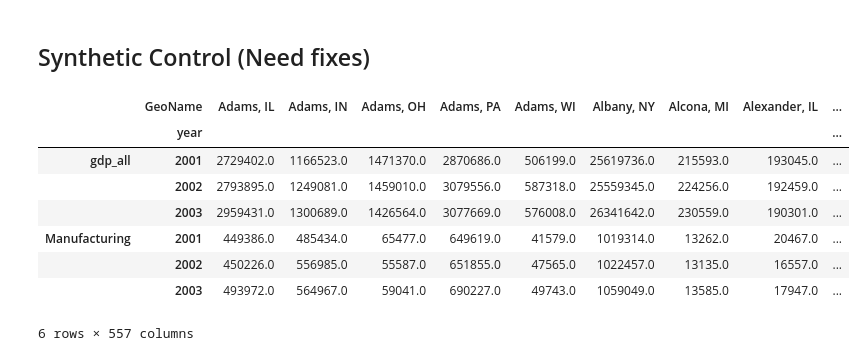
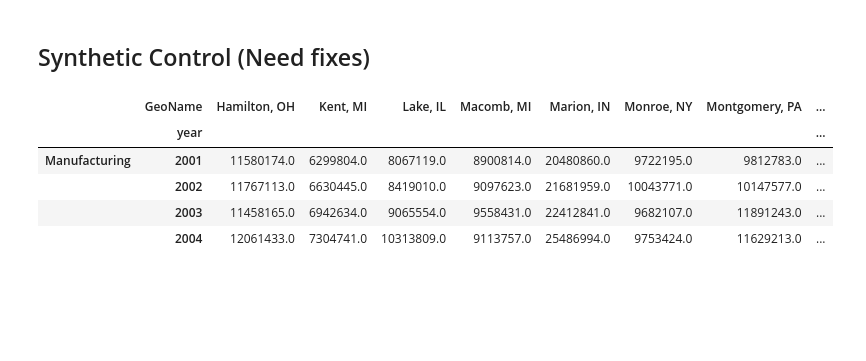
Before and after one commit to wren17/epa_greenbook_project, a Jupyter notebook: analysis.ipynb, the cells around one changed output. Saved outputs shown, nothing was run; the diff lists cells and outputs as text; code cells hidden in the pictures; blank space fills up the shorter version.

```diff
--- a/analysis.ipynb
+++ b/analysis.ipynb
@@ -25,11 +26,44 @@ def load_bea_data(file_path):
     file = pd.read_csv(file_path)
     file["never_treated"] = (~file["GeoFIPS"].astype("string").isin(tr_counties)).astype(int)
     file = file[(file["GeoName"] == "Wayne, MI")|((file["never_treated"] == 1))]
-    file["post"] = (file["year"] >= 2004).astype(int) # year in wich Wayne, MI was first assigned non-attainment status
+    file["post"] = (file["year"] >= 2005).astype(int) # year in wich Wayne, MI was first assigned non-attainment status
     file["treated"] = (file["never_treated"] == 0).astype(int)
     file["D"] = file["post"] * file["treated"] # DID treatment indicator
     return file
 
 gdp_tc = load_bea_data("gdp_components_rust_belt.csv")
 income = load_bea_data("income_cleaned.csv")
+output_index = load_bea_data("quant_index_cleaned.csv")
+
+gdp_tc = gdp_tc.rename(columns={"All industry total": "gdp_all"})
+gdp_tc["manufac_share"] = gdp_tc["Manufacturing"] / gdp_tc["gdp_all"]
+# %%
+# pre_treat avg up to 2004
+gdp_pre03 = gdp_tc[gdp_tc["year"] <= 2004]
+inc_pre03 = income[income["year"] <= 2004]
+
+avg_share = (
+    gdp_pre03
+    .groupby("GeoFIPS")["manufac_share"]
+    .mean()
+)
+
+avg_pop = (
+    inc_pre03
+    .groupby("GeoFIPS")["Population (persons) 2/"]
+    .mean()
+)
+
+# cutoffs of a "manufacturing hub"
+hub_share_cutoff = avg_share.quantile(0.5)
+hub_pop_cutoff = 500000
+share_cut_off_counties = avg_share[avg_share >= hub_share_cutoff].index
+pop_cut_off_counties   = avg_pop[avg_pop >= hub_pop_cutoff].index
+
+#apply to full panel
+hubs_gdp = gdp_tc[gdp_tc["GeoFIPS"].isin(share_cut_off_counties)&gdp_tc["GeoFIPS"].isin(pop_cut_off_counties)]
+
+hubs_income = income[income["GeoFIPS"].isin(share_cut_off_counties)&income["GeoFIPS"].isin(pop_cut_off_counties)]
+
+hubs_output = output_index[output_index["GeoFIPS"].isin(share_cut_off_counties)&output_index["GeoFIPS"].isin(pop_cut_off_counties)]
 # %%
@@ -115,26 +365,23 @@ ValueError: Demeaning failed after 100000 iterations.
 # %% [markdown]
 ## Synthetic Control (Need fixes)
 # %%
-treat_year = 2004
-features = ["gdp_all", "Manufacturing"]
+treat_year = 2005
+features = ["Manufacturing"]
 
 inverted = (
-    gdp_tc.query("year < @treat_year")
+    hubs_gdp.query("year < @treat_year")
           .pivot(index="GeoName", columns="year")[features]
           .T
 )
 
 inverted
 # %% [output]
-|  | GeoName | Adams, IL | Adams, IN | Adams, OH | Adams, PA | Adams, WI | Albany, NY | Alcona, MI | Alexander, IL | ... |
-|  | year |  |  |  |  |  |  |  |  | ... |
-| gdp_all | 2001 | 2729402.0 | 1166523.0 | 1471370.0 | 2870686.0 | 506199.0 | 25619736.0 | 215593.0 | 193045.0 | ... |
-|  | 2002 | 2793895.0 | 1249081.0 | 1459010.0 | 3079556.0 | 587318.0 | 25559345.0 | 224256.0 | 192459.0 | ... |
-|  | 2003 | 2959431.0 | 1300689.0 | 1426564.0 | 3077669.0 | 576008.0 | 26341642.0 | 230559.0 | 190301.0 | ... |
-| Manufacturing | 2001 | 449386.0 | 485434.0 | 65477.0 | 649619.0 | 41579.0 | 1019314.0 | 13262.0 | 20467.0 | ... |
-|  | 2002 | 450226.0 | 556985.0 | 55587.0 | 651855.0 | 47565.0 | 1022457.0 | 13135.0 | 16557.0 | ... |
-|  | 2003 | 493972.0 | 564967.0 | 59041.0 | 690227.0 | 49743.0 | 1059049.0 | 13585.0 | 17947.0 | ... |
+|  | GeoName | Hamilton, OH | Kent, MI | Lake, IL | Macomb, MI | Marion, IN | Monroe, NY | Montgomery, PA | ... |
+|  | year |  |  |  |  |  |  |  | ... |
+| Manufacturing | 2001 | 11580174.0 | 6299804.0 | 8067119.0 | 8900814.0 | 20480860.0 | 9722195.0 | 9812783.0 | ... |
+|  | 2002 | 11767113.0 | 6630445.0 | 8419010.0 | 9097623.0 | 21681959.0 | 10043771.0 | 10147577.0 | ... |
+|  | 2003 | 11458165.0 | 6942634.0 | 9065554.0 | 9558431.0 | 22412841.0 | 9682107.0 | 11891243.0 | ... |
+|  | 2004 | 12061433.0 | 7304741.0 | 10313809.0 | 9113757.0 | 25486994.0 | 9753424.0 | 11629213.0 | ... |
-6 rows × 557 columns
 # %%
 # treated unit = Wayne, MI
 X1 = inverted["Wayne, MI"].values
```
Also changed, not shown: parts of 14 cells of this notebook, 2 other files.
